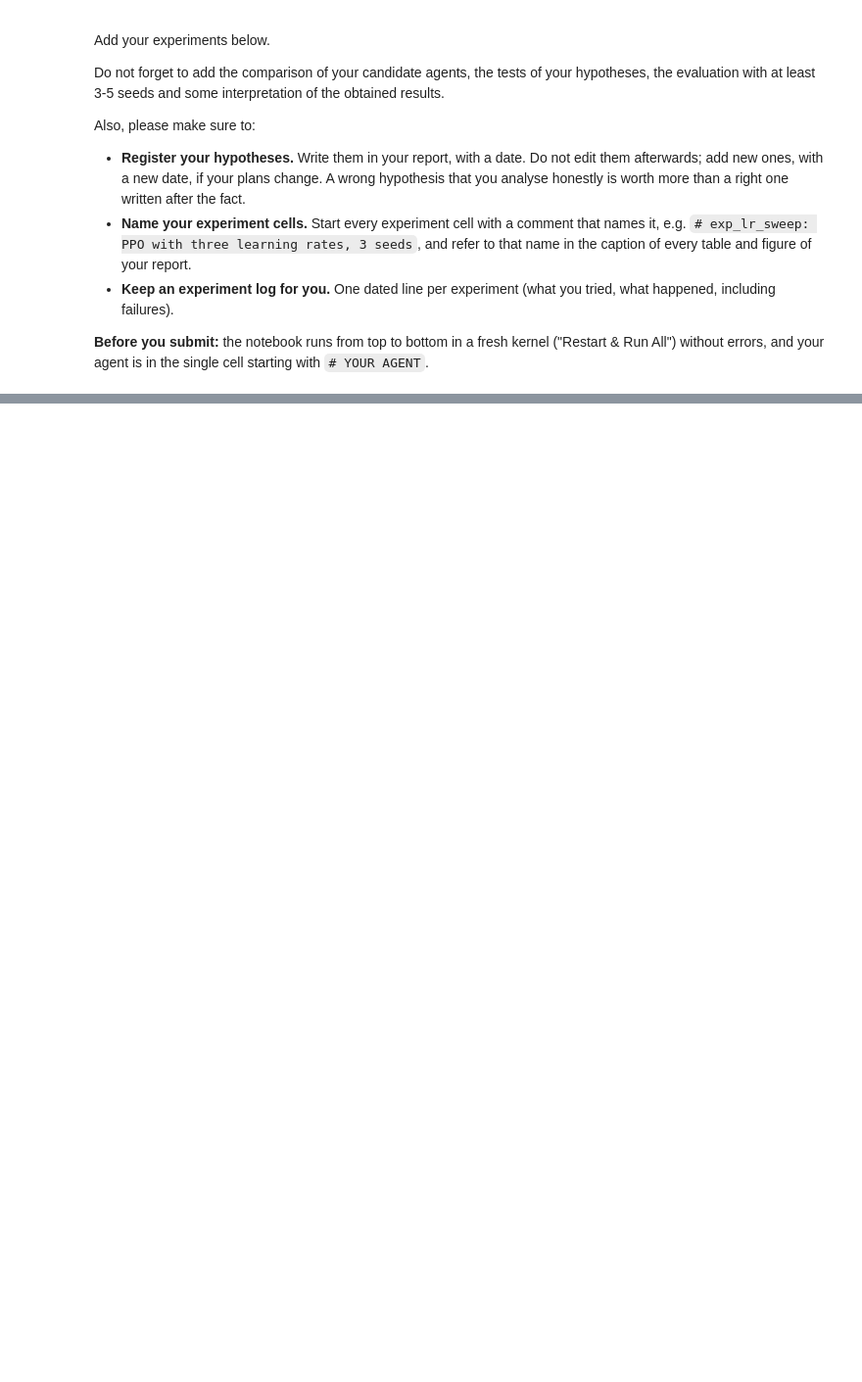
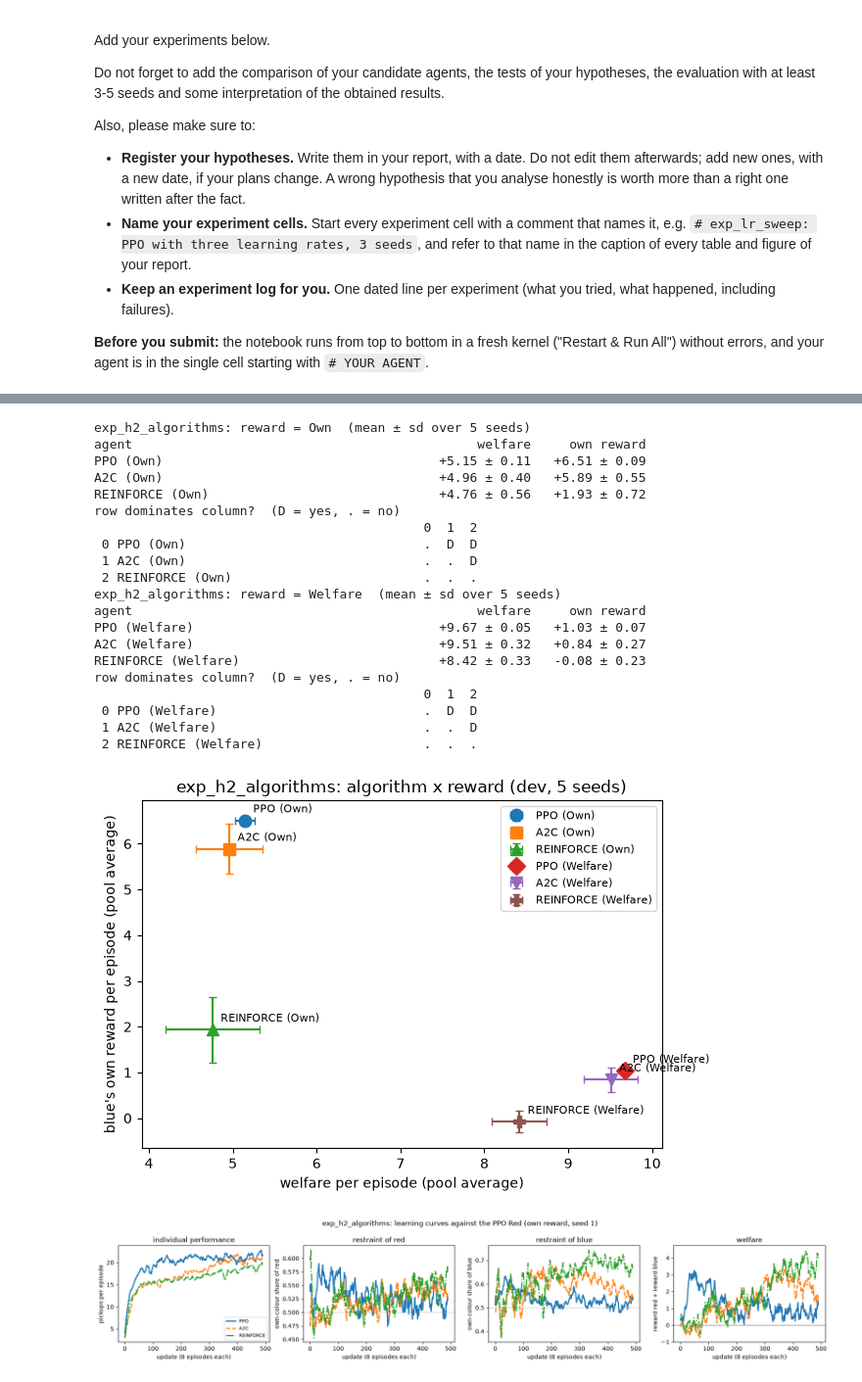
Before and after one commit to Bartva1/assignment1, a Jupyter notebook: Assignment1-baseline.ipynb, the cells around one changed output, grey strips where cells are left out. Shown at 98% size. Drawn from its saved outputs; the diff is of its cells as text; code cells hidden in the pictures; blank space fills up the shorter version.

```diff
--- a/Assignment1-baseline.ipynb
+++ b/Assignment1-baseline.ipynb
@@ -1109,5 +1093,0 @@ pool average      +7.27                           +4.82   (welfare, reward blue)
-# %%
-log, red, blue = play_match(DEV_POOL['PPO'], agents['Reciprocal (TFT, Alpha=0.5)'], seed=SEEDS[0])
-plot_match({'Reciprocal TFT vs PPO': log}, 'exp_demo: learning curves')
-print(foreign_pickups_by_step(log))      # red coins taken by Blue, per step of the episode
-show_episode([red, blue], 'exp_demo: trained agents', skip_steps=20)
@@ -1133,0 +1154,37 @@ Reciprocal (TFT, Alpha=0.5)      blue takes red coin/ep:  5.28 | own-colour shar
+# %%
+# exp_h2_algorithms: PPO vs A2C vs REINFORCE, same reward, dev pool
+for reward in ['Own', 'Welfare']:
+    names = [f'{a} ({reward})' for a in ['PPO', 'A2C', 'REINFORCE']]
+    summary_table(dev, names, f'exp_h2_algorithms: reward = {reward}  (mean ± sd over 5 seeds)')
+    dominance_table(dev, names)
+plot_pareto({n: dev[n] for n in [f'{a} ({r})' for r in ['Own', 'Welfare'] for a in ['PPO', 'A2C', 'REINFORCE']]},
+            'exp_h2_algorithms: algorithm x reward (dev, 5 seeds)')
+
+curves = {}
+for a in ['PPO', 'A2C', 'REINFORCE']:
+    log, _, _ = play_match(DEV_POOL['PPO'], agents[f'{a} (Own)'], seed=SEEDS[0])
+    curves[a] = log
+plot_match(curves, 'exp_h2_algorithms: learning curves against the PPO Red (own reward, seed 1)')
+# %% [output]
+exp_h2_algorithms: reward = Own  (mean ± sd over 5 seeds)
+agent                                             welfare     own reward
+PPO (Own)                                    +5.15 ± 0.11   +6.51 ± 0.09
+A2C (Own)                                    +4.96 ± 0.40   +5.89 ± 0.55
+REINFORCE (Own)                              +4.76 ± 0.56   +1.93 ± 0.72
+row dominates column?  (D = yes, . = no)
+                                           0  1  2
+ 0 PPO (Own)                               .  D  D
+ 1 A2C (Own)                               .  .  D
+ 2 REINFORCE (Own)                         .  .  .
+exp_h2_algorithms: reward = Welfare  (mean ± sd over 5 seeds)
+agent                                             welfare     own reward
+PPO (Welfare)                                +9.67 ± 0.05   +1.03 ± 0.07
+A2C (Welfare)                                +9.51 ± 0.32   +0.84 ± 0.27
+REINFORCE (Welfare)                          +8.42 ± 0.33   -0.08 ± 0.23
+row dominates column?  (D = yes, . = no)
+                                           0  1  2
+ 0 PPO (Welfare)                           .  D  D
+ 1 A2C (Welfare)                           .  .  D
+ 2 REINFORCE (Welfare)                     .  .  .
+[figure, added]
+[figure, added]
```
Also changed, not shown: parts of 15 cells of this notebook.
